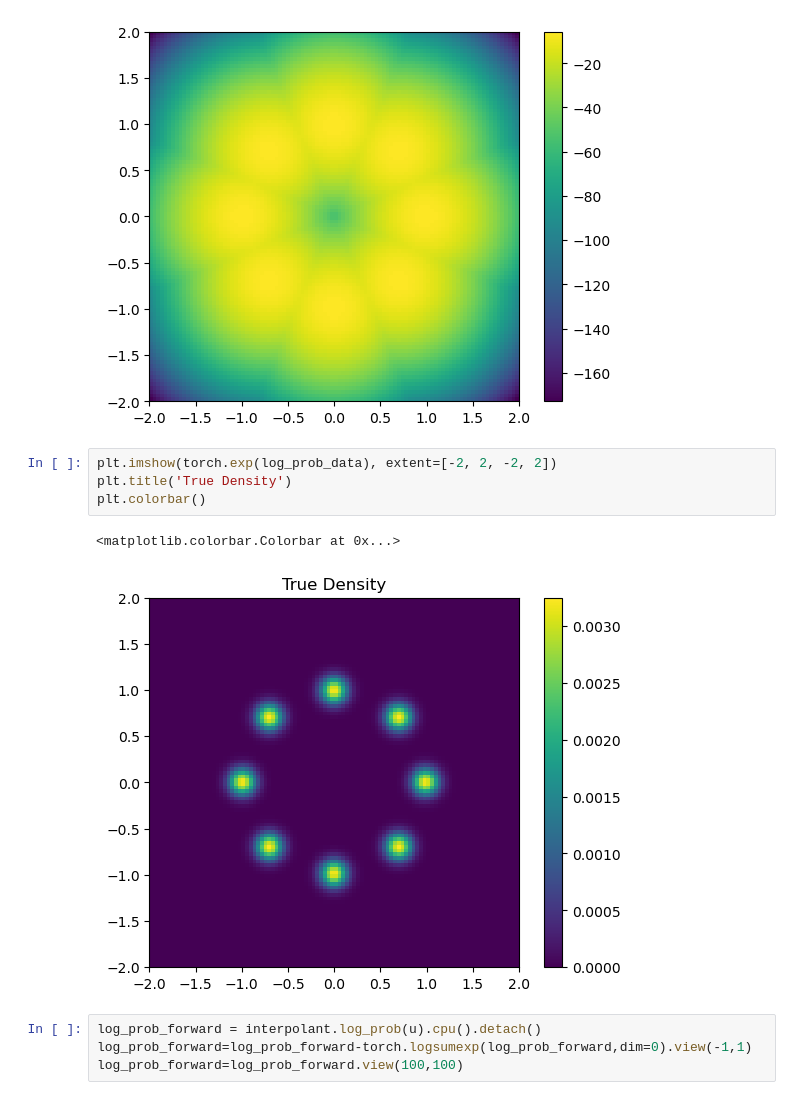
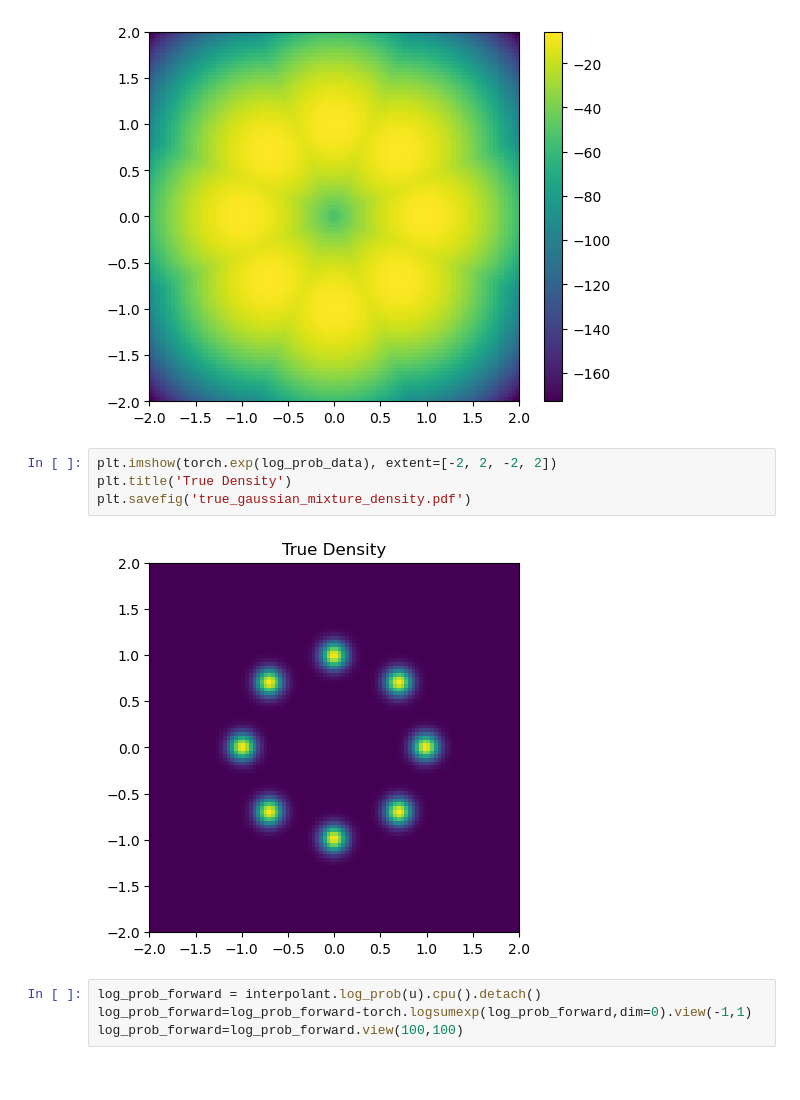
Before and after one commit to RishalAggarwal/BoltzNCE, a Jupyter notebook: BoltzNCE/notebooks/toy_systems.ipynb, the cells around one changed output. Cells and saved outputs as stored; diff of their text form.

```diff
--- a/BoltzNCE/notebooks/toy_systems.ipynb
+++ b/BoltzNCE/notebooks/toy_systems.ipynb
@@ -305,10 +305,9 @@ plt.colorbar()
 # %%
 plt.imshow(torch.exp(log_prob_data), extent=[-2, 2, -2, 2])
 plt.title('True Density')
-plt.colorbar()
+plt.savefig('true_gaussian_mixture_density.pdf')
 # %% [output]
-<matplotlib.colorbar.Colorbar at 0x...>
-[figure, old version]
+[figure, new version]
 # %%
 log_prob_forward = interpolant.log_prob(u).cpu().detach()
 log_prob_forward=log_prob_forward-torch.logsumexp(log_prob_forward,dim=0).view(-1,1)
```
Also changed, not shown: parts of 11 cells of this notebook, 5 other files.
